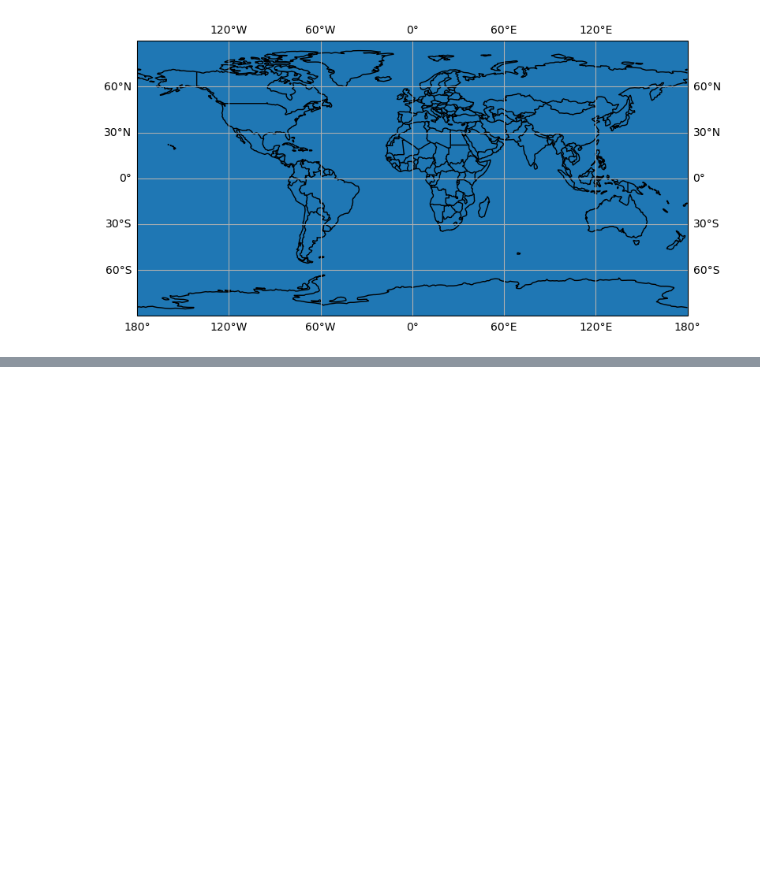
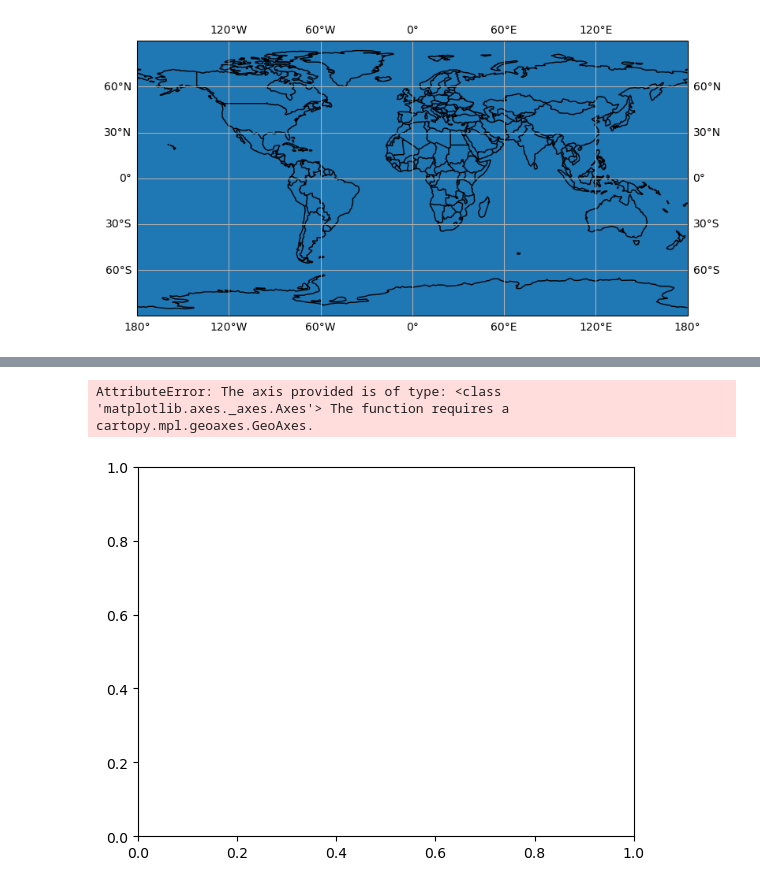
Before and after one commit to tylerriccio33/cfg-climada-fork, a Jupyter notebook: test_plot.ipynb, the cells around one changed output, grey strips where cells are left out. Cells and saved outputs as stored; diff of their text form; code cells hidden in the pictures; blank space fills up the shorter version.

Commit message:
add axis argument, custom error message

```diff
--- a/test_plot.ipynb
+++ b/test_plot.ipynb
@@ -17,0 +43,6 @@ centroids.plot()
+# %%
+fig, axis = plt.subplots()
+centroids.plot(axis=axis)
+# %% [output]
+AttributeError: The axis provided is of type: <class 'matplotlib.axes._axes.Axes'> The function requires a cartopy.mpl.geoaxes.GeoAxes.
+[figure, added]
```
Also changed, not shown: parts of 8 cells of this notebook, 1 other file.
